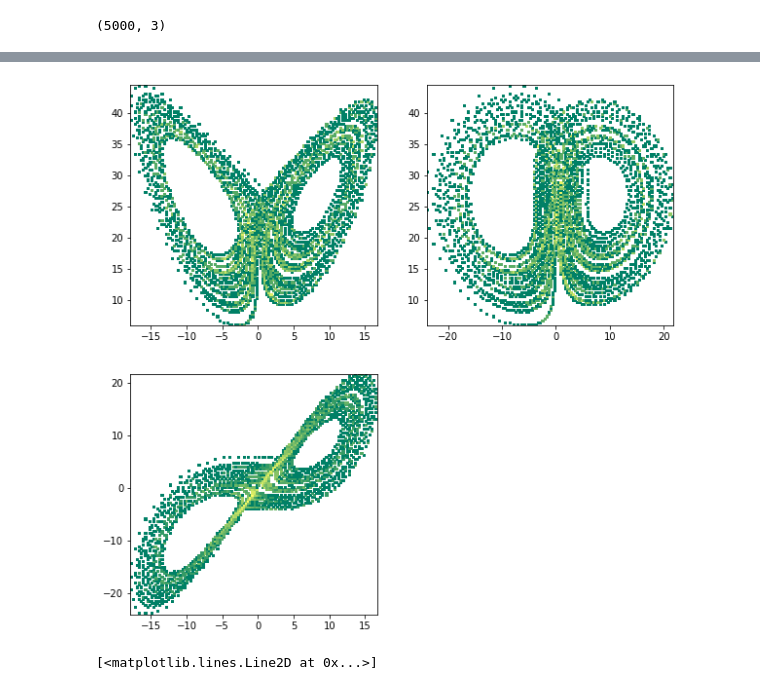
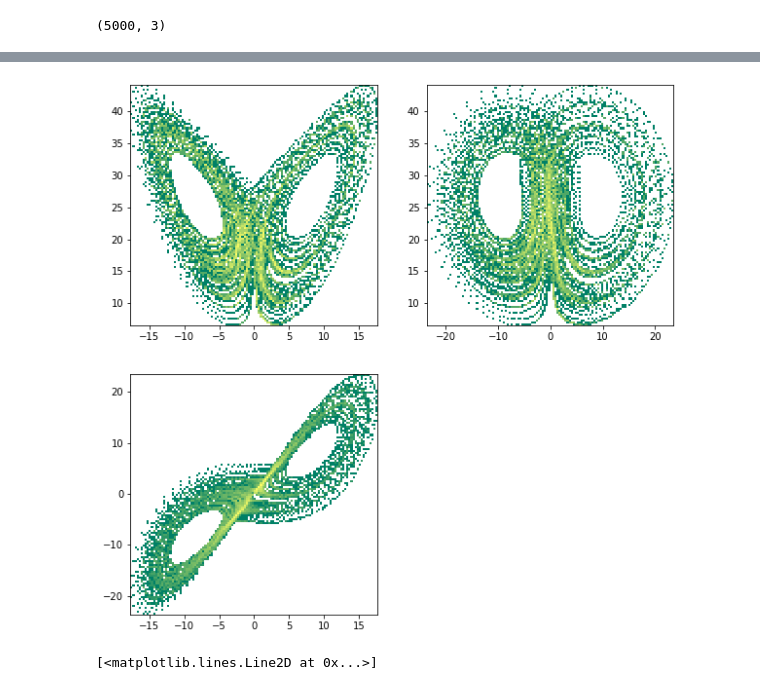
Before and after one commit to nansencenter/ml-crashcourse, a Jupyter notebook: L63_demonstrator.ipynb, the cells around one changed output, grey strips where cells are left out. Drawn from its saved outputs; the diff is of its cells as text; code cells hidden in the pictures.

```diff
--- a/L63_demonstrator.ipynb
+++ b/L63_demonstrator.ipynb
@@ -38,7 +44,7 @@ def simulate(forward, K, v0, N=0, burnin=500):
     :burnin: number of initial time step to discard (spinup period)
     """
     V = np.zeros((K+burnin,N,3)) if N>0 else np.zeros((K+burnin,3))
-    V[0] = v0
+    V[0,...] = v0
     for i in range(1,K+burnin):
         V[i] =forward(V[i-1])
     return V[burnin:]
@@ -51,14 +57,15 @@ V.shape
 # %% [output]
 (50000, 3)
 # %%
-def phase_plot(V):
+def phase_plot(V,cmap='summer', fig=None, ax=None):
     """
     Plot the trajectory V in dense plot in the phase space
     """
-    fig, ax = plt.subplots(nrows=2, ncols=2,figsize=(10,10))
-    ax[1,0].hist2d(V[:,0],V[:,1], bins=(120,120), norm=mpl.colors.LogNorm(), cmap='summer');
-    ax[0,0].hist2d(V[:,0],V[:,2], bins=(120,120), norm=mpl.colors.LogNorm(), cmap='summer');
-    ax[0,1].hist2d(V[:,1],V[:,2], bins=(120,120), norm=mpl.colors.LogNorm(), cmap='summer');
+    if fig is None or ax is None:
+        fig, ax = plt.subplots(nrows=2, ncols=2,figsize=(10,10))
+    ax[1,0].hist2d(V[:,0],V[:,1], bins=(120,120), norm=mpl.colors.LogNorm(), cmap=cmap);
+    ax[0,0].hist2d(V[:,0],V[:,2], bins=(120,120), norm=mpl.colors.LogNorm(), cmap=cmap);
+    ax[0,1].hist2d(V[:,1],V[:,2], bins=(120,120), norm=mpl.colors.LogNorm(), cmap=cmap);
     ax[1,1].axis('off');
     return fig, ax
 # %%
@@ -98,7 +106,7 @@ ax[2].plot(Vtest[:,0,2])
 # %%
-fig, ax = phase_plot(Xval)
+fig, ax = phase_plot(Xtrain)
 # %% [output]
-[figure, old version]
+[figure, new version]
 # %%
 reg = LinearRegression().fit(Xtrain, ytrain)
 # %%
```
Also changed, not shown: parts of 22 cells of this notebook.
